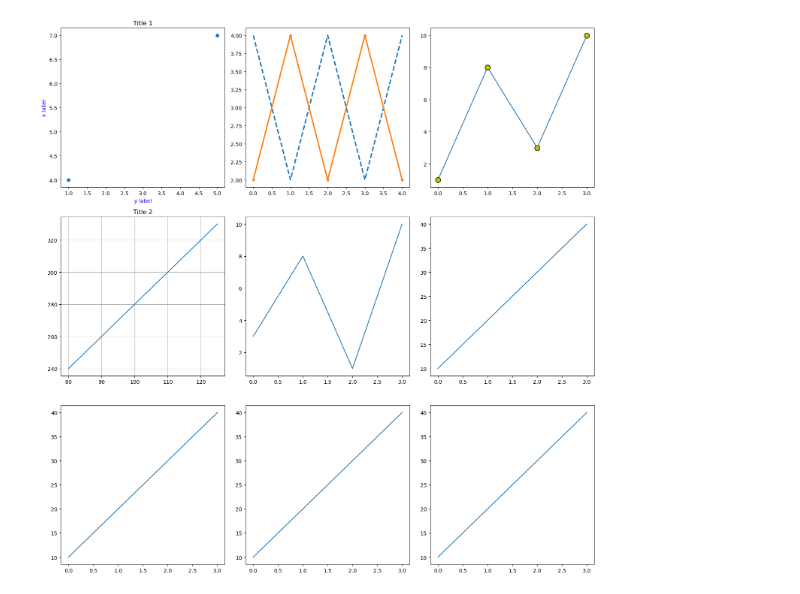
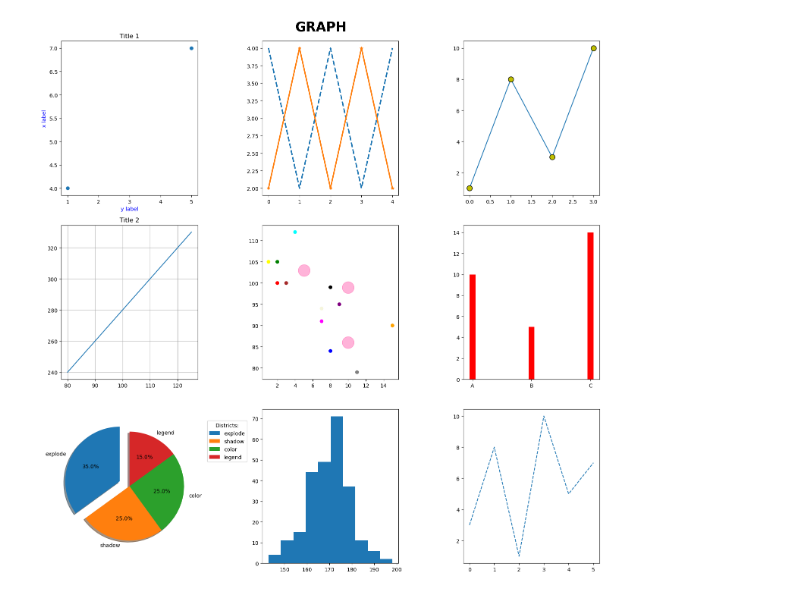
Before and after one commit to sandrasuni/DataScience, a Jupyter notebook: prgm3.ipynb, the cells around one changed output. Drawn from its saved outputs; the diff is of its cells as text; code cells hidden in the pictures.

```diff
--- a/prgm3.ipynb
+++ b/prgm3.ipynb
@@ -2,6 +2,7 @@
 import matplotlib.pyplot as plt
 import numpy as np
 
+#plotting
 plt.figure(figsize=(15,15))
 xpoints = np.array([1, 5])
 ypoints = np.array([4, 7])
@@ -22,52 +23,62 @@ plt.subplot(3,3,2)
 plt.plot(y1,linestyle = 'dashed',linewidth = '2.5')
 plt.plot(y2,marker = '*',linewidth = '2.5')
 
+#markers
 ypoints = np.array([1, 8, 3, 10])
 
 plt.subplot(3,3,3)
 plt.plot(ypoints,marker = 'o', ms = 10, mec = 'k', mfc = 'y')
 
 x = np.array([80, 85, 90, 95, 100, 105, 110, 115, 120, 125])
 y = np.array([240, 250, 260, 270, 280, 290, 300, 310, 320, 330])
 
 plt.subplot(3,3,4)
 plt.title("Title 2")
 plt.plot(x, y)
-
 plt.grid()
 
+z = np.array([10,10,5])
+a = np.array([99,86,103])
+sizes = np.array([500])
+plt.subplot(3,3,5)
+plt.scatter(z, a, color = 'hotpink',s=sizes,alpha=0.5)
 
-x = np.array([0, 1, 2, 3])
-y = np.array([3, 8, 1, 10])
 
-plt.subplot(3, 3, 5)
-plt.plot(x,y)
+z = np.array([2,2,8,1,15,8,15,9,7,3,11,4,7])
+a = np.array([100,105,84,105,90,99,90,95,94,100,79,112,91])
+colors = np.array(["red","green","blue","yellow","pink","black","orange","purple","beige","brown","gray","cyan","magenta"])
+plt.scatter(z, a, c=colors)
 
-x = np.array([0, 1, 2, 3])
-y = np.array([10, 20, 30, 40])
+
+x = np.array(["A", "B", "C"])
+y = np.array([10, 5, 14])
 
 plt.subplot(3, 3, 6)
-plt.plot(x,y)
+plt.bar(x, y, color = "red",width = 0.1)
 
-x = np.array([0, 1, 2, 3])
-y = np.array([10, 20, 30, 40])
 
+# Graph 7 - Pie Chart
 plt.subplot(3, 3, 7)
-plt.plot(x,y)
+y = np.array([35, 25, 25, 15])
+mylabels = ["explode", "shadow", "color", "legend"]
+myexplode = [0.2, 0, 0, 0]
+# Plot pie chart
+plt.pie(y, labels=mylabels, explode=myexplode, startangle=90, shadow=True, autopct='%1.1f%%')
+# Place legend outside the pie chart
+plt.legend(title="Districts:", bbox_to_anchor=(1.05, 1), loc='upper left')
 
-x = np.array([0, 1, 2, 3])
-y = np.array([10, 20, 30, 40])
 
+x = np.random.normal(170, 10, 250)
 plt.subplot(3, 3, 8)
-plt.plot(x,y)
+plt.hist(x)
 
-x = np.array([0, 1, 2, 3])
-y = np.array([10, 20, 30, 40])
+ypoints = np.array([3, 8, 1, 10, 5, 7])
+plt.subplot(3, 3, 9)
+plt.plot(ypoints, linestyle = 'dashed')
 
-plt.subplot(3, 3, 9)
-plt.plot(x,y)
+plt.suptitle('GRAPH',fontsize=25, fontweight='bold')
 
 plt.tight_layout()
 plt.show()
 # %% [output]
-[figure, old version]
+[figure, new version]
```
